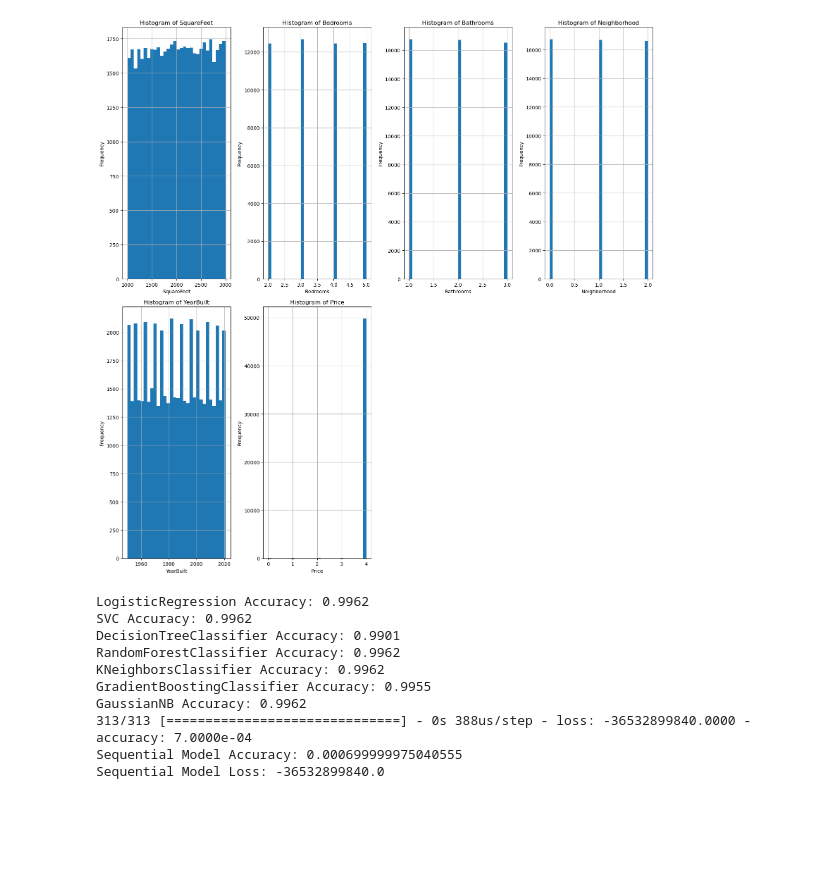
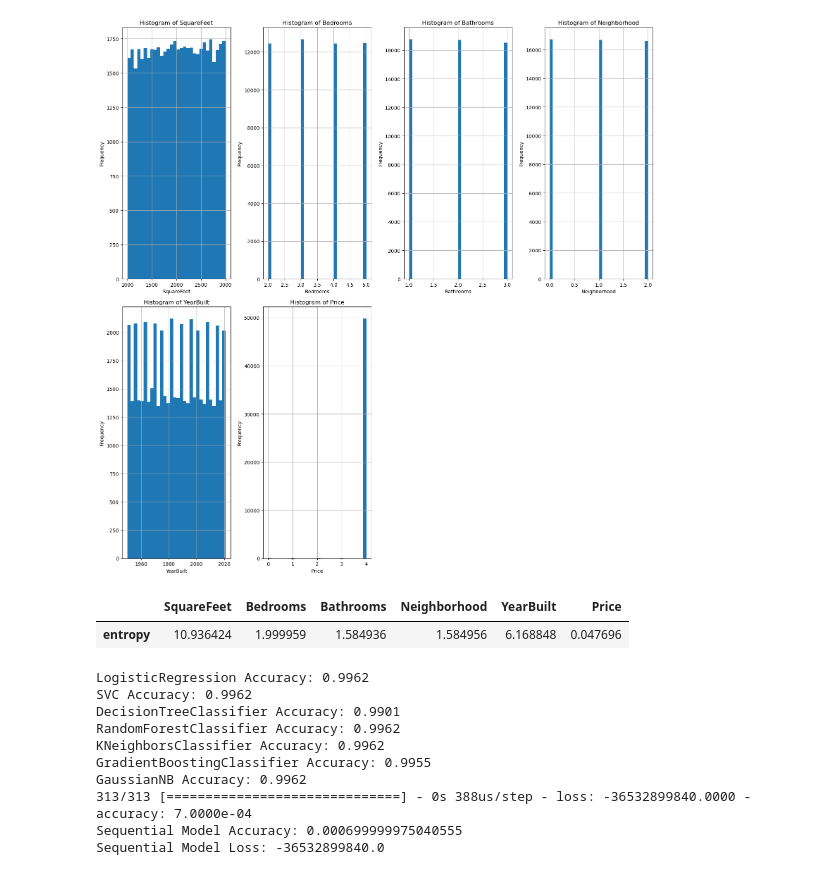
Before and after one commit to MaukanMir/Housing-Price-Classifier-Part-Two, a Jupyter notebook: training.ipynb, the cells around one changed output. Drawn from its saved outputs; the diff is of its cells as text; code cells hidden in the pictures; blank space fills up the shorter version.

Commit message:
Added new entropy_df

```diff
--- a/training.ipynb
+++ b/training.ipynb
@@ -178,6 +178,10 @@ for i, column in enumerate(df.columns):
 [figure]
 # %%
 entropy_df = calculate_entropy(df)
+entropy_df
+# %% [output]
+|  | SquareFeet | Bedrooms | Bathrooms | Neighborhood | YearBuilt | Price |
+| entropy | 10.936424 | 1.999959 | 1.584936 | 1.584956 | 6.168848 | 0.047696 |
 # %%
 X, y = df.drop("Price", axis=1), df["Price"]
 
```
